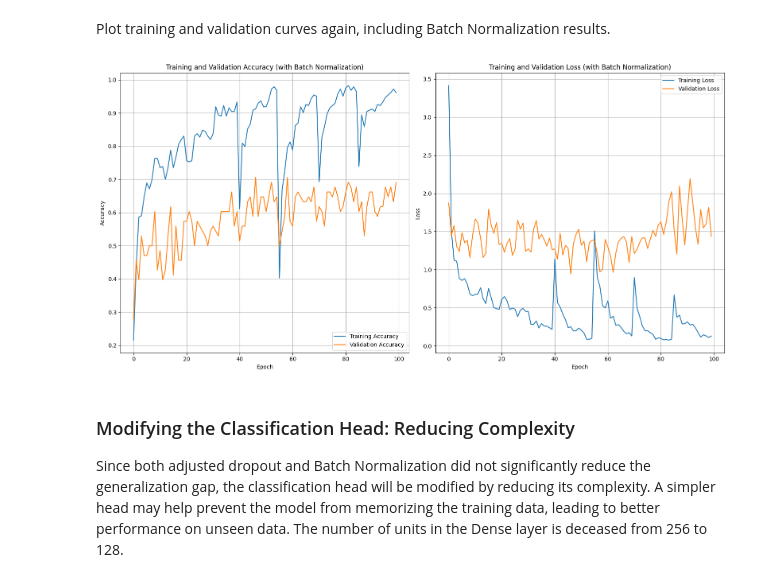
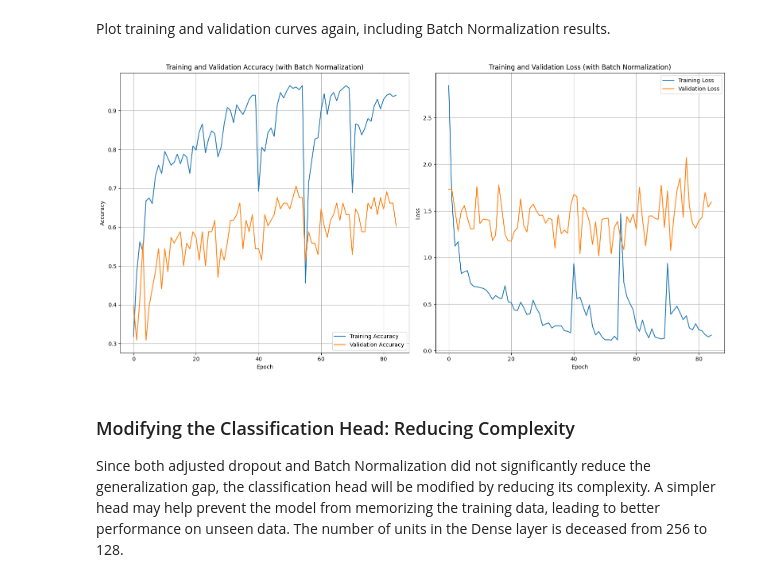
Before and after one commit to dagovenera/Caribbean-Brain-Coral-Classifier, a Jupyter notebook: Caribbean_Brain_Coral_Classifier.ipynb, the cells around one changed output. Drawn from its saved outputs; the diff is of its cells as text; code cells hidden in the pictures.

```diff
--- a/Caribbean_Brain_Coral_Classifier.ipynb
+++ b/Caribbean_Brain_Coral_Classifier.ipynb
@@ -417,37 +533,37 @@ Plot training and validation curves again, including Batch Normalization results
 # %%
 # Combine histories for plotting, including Batch Normalization training phase
 # Include all previous training phases as well
-acc_all_bn = training_tl.history['accuracy'] + training_fine_tune.history['accuracy'] + training_lrs.history['accuracy'] + training_dropout.history['accuracy'] + training_dropout_adjusted.history['accuracy'] + training_bn.history['accuracy']
-val_acc_all_bn = training_tl.history['val_accuracy'] + training_fine_tune.history['val_accuracy'] + training_lrs.history['val_accuracy'] + training_dropout.history['val_accuracy'] + training_dropout_adjusted.history['val_accuracy'] + training_bn.history['val_accuracy']
+acc_all_bn = training_tl.history['accuracy'] + training_fine_tune.history['accuracy'] + training_lrs.history['accuracy'] + training_dropout_adjusted.history['accuracy'] + training_bn.history['accuracy']
+val_acc_all_bn = training_tl.history['val_accuracy'] + training_fine_tune.history['val_accuracy'] + training_lrs.history['val_accuracy'] + training_dropout_adjusted.history['val_accuracy'] + training_bn.history['val_accuracy']
 
-loss_all_bn = training_tl.history['loss'] + training_fine_tune.history['loss'] + training_lrs.history['loss'] + training_dropout.history['loss'] + training_dropout_adjusted.history['loss'] + training_bn.history['loss']
-val_loss_all_bn = training_tl.history['val_loss'] + training_fine_tune.history['val_loss'] + training_lrs.history['val_loss'] + training_dropout.history['val_loss'] + training_dropout_adjusted.history['val_loss'] + training_bn.history['val_loss']
+loss_all_bn = training_tl.history['loss'] + training_fine_tune.history['loss'] + training_lrs.history['loss'] + training_dropout_adjusted.history['loss'] + training_bn.history['loss']
+val_loss_all_bn = training_tl.history['val_loss'] + training_fine_tune.history['val_loss'] + training_lrs.history['val_loss'] + training_dropout_adjusted.history['val_loss'] + training_bn.history['val_loss']
 
 epochs_range_all_bn = range(len(acc_all_bn))
 
 plt.figure(figsize=(16, 8))
 plt.subplot(1, 2, 1)
 plt.plot(epochs_range_all_bn, acc_all_bn, label='Training Accuracy')
 plt.plot(epochs_range_all_bn, val_acc_all_bn, label='Validation Accuracy')
 plt.title('Training and Validation Accuracy (with Batch Normalization)')
 plt.xlabel('Epoch')
 plt.ylabel('Accuracy')
 plt.legend(loc='lower right')
 plt.grid(True)
 
 plt.subplot(1, 2, 2)
 plt.plot(epochs_range_all_bn, loss_all_bn, label='Training Loss')
 plt.plot(epochs_range_all_bn, val_loss_all_bn, label='Validation Loss')
 plt.title('Training and Validation Loss (with Batch Normalization)')
 plt.xlabel('Epoch')
 plt.ylabel('Loss')
 plt.legend(loc='upper right')
 plt.grid(True)
 
 plt.tight_layout()
 plt.show()
 # %% [output]
-[figure, old version]
+[figure, new version]
 # %% [markdown]
 ### Modifying the Classification Head: Reducing Complexity
 
```
Also changed, not shown: parts of 16 cells of this notebook.
